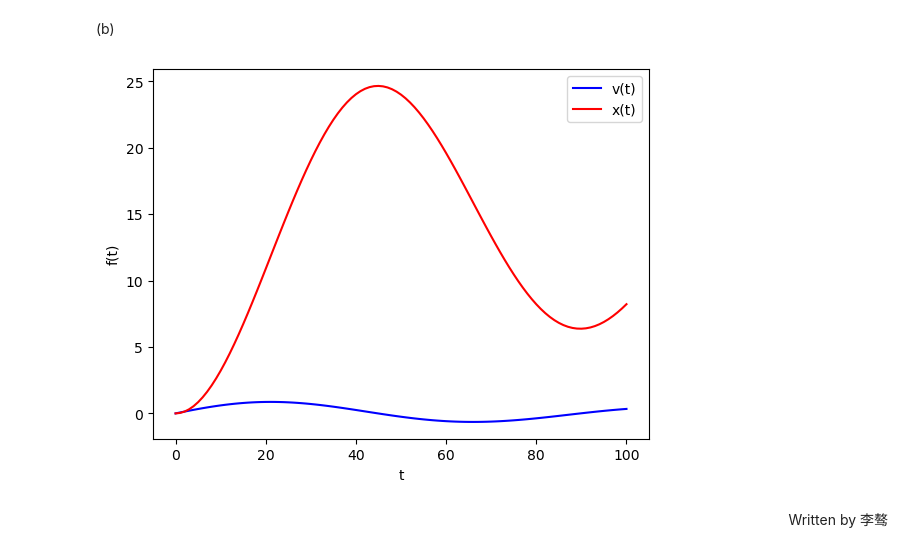
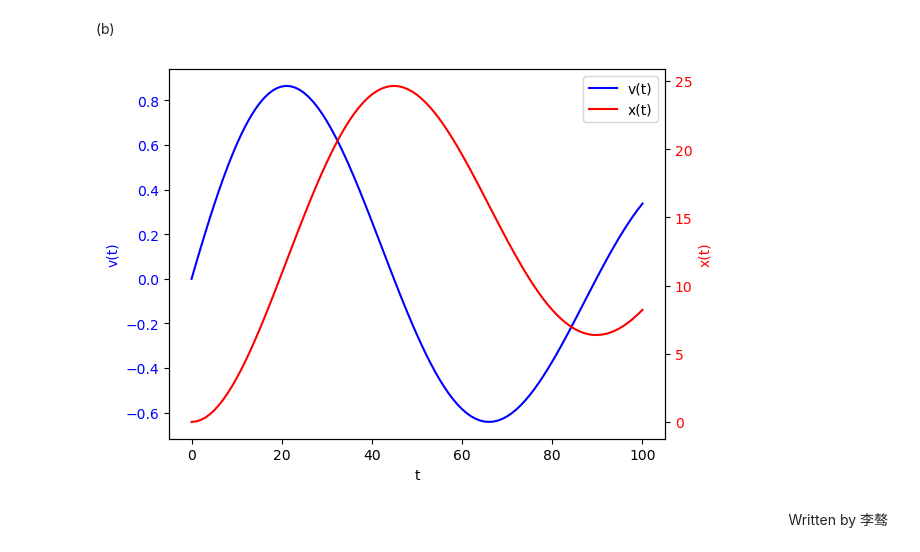
Before and after one commit to Liazulene/Fragile, a Jupyter notebook: A1/py1-ANSWER.ipynb, the cells around one changed output. Cells and saved outputs as stored; diff of their text form; code cells hidden in the pictures.

```diff
--- a/A1/py1-ANSWER.ipynb
+++ b/A1/py1-ANSWER.ipynb
@@ -120,14 +120,30 @@ for t,v,x in zip(t_list,v_list,x_list):
 # %% [markdown]
 (b)
 # %%
-plt.plot(t_list, v_list, label='v(t)',linestyle='-', color='blue')
-plt.plot(t_list, x_list, label='x(t)',linestyle='-', color='red')
+fig, ax1 = plt.subplots()
+
+ax2 = ax1.twinx()
+
+ax1.plot(t_list, v_list, label='v(t)', linestyle='-', color='blue')
+ax1.set_xlabel('t')
+ax1.set_ylabel('v(t)', color='blue')
+ax1.tick_params(axis='y', labelcolor='blue')
+
+ax2.plot(t_list, x_list, label='x(t)', linestyle='-', color='red')
+ax2.set_ylabel('x(t)', color='red')
+ax2.tick_params(axis='y', labelcolor='red')
+
 plt.xlabel('t')
-plt.ylabel("f(t)")
-plt.legend()
+plt.title('')
+
+# 添加图例
+lines, labels = ax1.get_legend_handles_labels()
+lines2, labels2 = ax2.get_legend_handles_labels()
+plt.legend(lines + lines2, labels + labels2, loc='upper right')
+
 plt.show()
 # %% [output]
-[figure, old version]
+[figure, new version]
 # %% [markdown]
 <p align="right">Written by 李骜</p>
 # %% [markdown]
```
Also changed, not shown: parts of 5 cells of this notebook.
